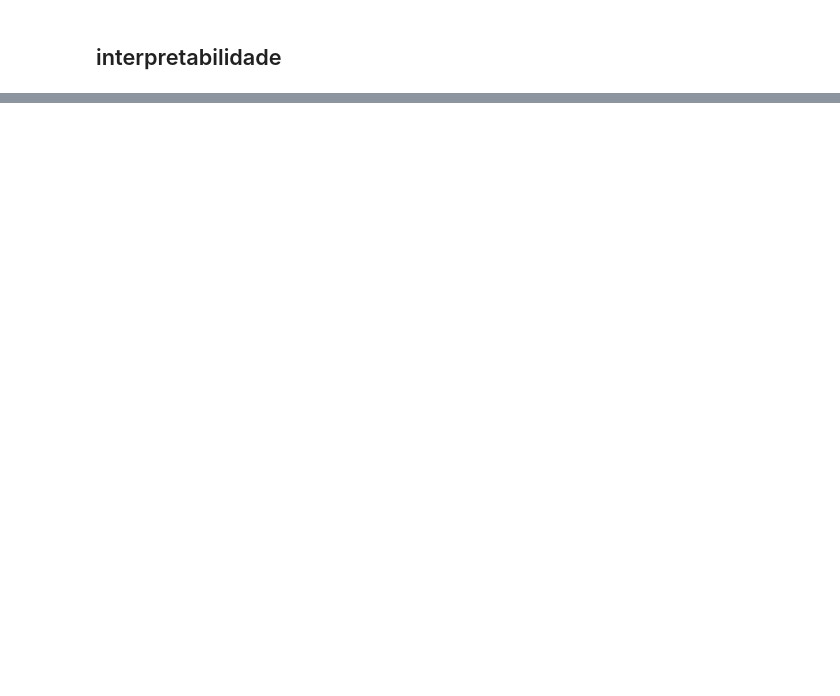
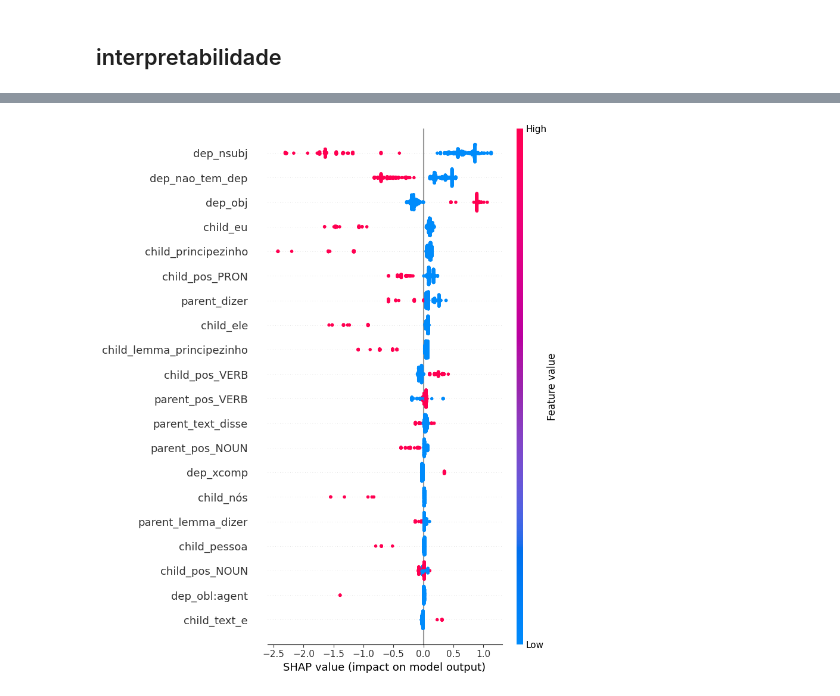
Before and after one commit to semcovici/AMR-BP-prediction, a Jupyter notebook: notebooks/2.0-classification.ipynb, the cells around one changed output, grey strips where cells are left out. Drawn from its saved outputs; the diff is of its cells as text; code cells hidden in the pictures; blank space fills up the shorter version.

```diff
--- a/notebooks/2.0-classification.ipynb
+++ b/notebooks/2.0-classification.ipynb
@@ -343,0 +473,6 @@ plt.show()
+# %%
+# 1. Carregar o modelo treinado do pipeline
+xgb_model = model.named_steps['estimator']
+
+# 2. Criar o objeto Explainer para o modelo XGB
+explainer = shap.TreeExplainer(xgb_model)
@@ -343,0 +494,3 @@ plt.show()
+# %%
+# 3. Calcular os SHAP values para o conjunto de teste
+shap_values = explainer.shap_values(X_test_processed)
@@ -343,0 +523,7 @@ plt.show()
+# %%
+df_X_test_anl = pd.DataFrame(X_test_processed, columns = selected_features)
+# %%
+shap.summary_plot(shap_values, df_X_test_anl)
+plt.show()
+# %% [output]
+[figure, added]
```
Also changed, not shown: parts of 44 cells of this notebook, 19 other files.
